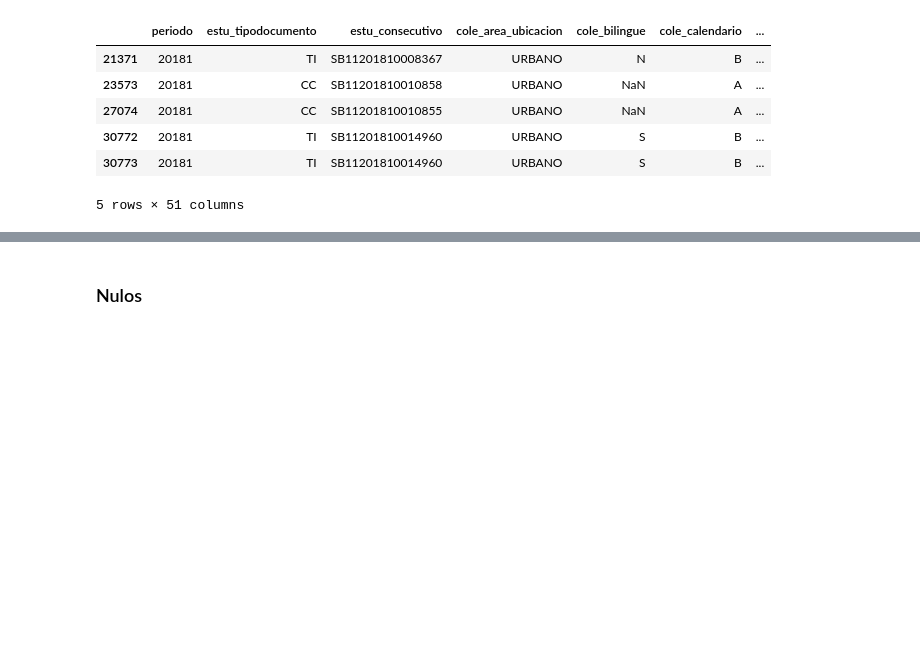
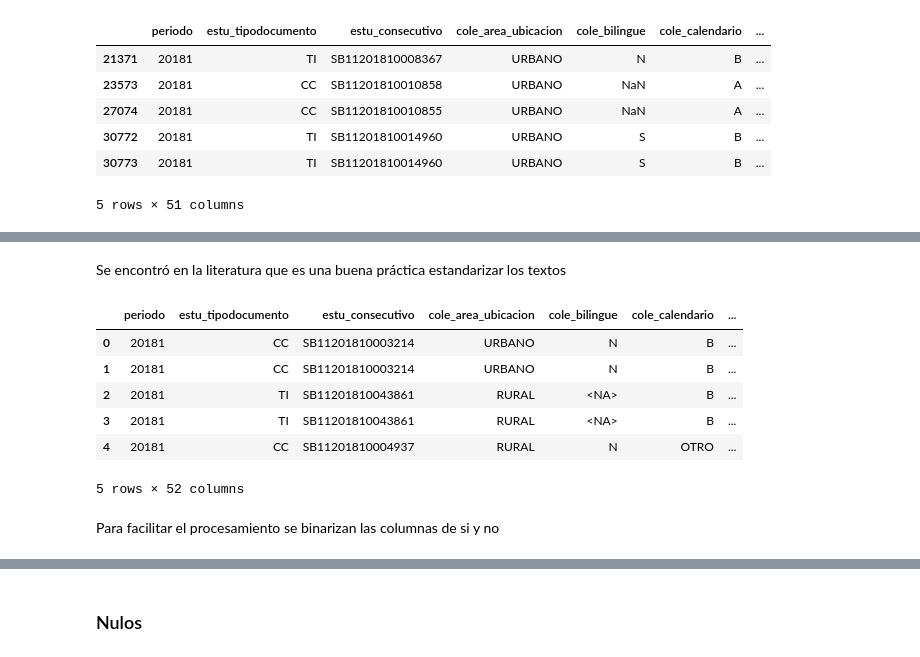
Before and after one commit to EstebanLN/Proyecto-2-Analitica-Computacional, a Jupyter notebook: Ingeniería_y_Análisis_de_Datos/Ingenieria_de_datos.ipynb, the cells around one changed output, grey strips where cells are left out. Saved outputs shown, nothing was run; the diff lists cells and outputs as text; code cells hidden in the pictures; blank space fills up the shorter version.

```diff
--- a/Ingeniería_y_Análisis_de_Datos/Ingenieria_de_datos.ipynb
+++ b/Ingeniería_y_Análisis_de_Datos/Ingenieria_de_datos.ipynb
@@ -134,3 +140,5 @@ fechas_invalidas_df.head()
+# %%
+df_clean = df_clean.drop(fechas_invalidas_df.index)
 # %%
 # Extraer año y semestre de 'periodo'
 df_clean['semestre_prueba'] = df_clean['periodo'].astype(str).str[-1].astype(int)
@@ -138,0 +155,27 @@ df_clean.head()
+# %% [markdown]
+Se encontró en la literatura que es una buena práctica estandarizar los textos
+# %%
+for col in columnas_no_numericas:
+    # Eliminar espacios, convertir a mayúsculas y remover tildes
+    df_clean[col] = (
+        df_clean[col]
+        .astype(str)
+        .str.strip()
+        .str.upper()
+        .str.normalize('NFKD')
+        .str.encode('ascii', errors='ignore')
+        .str.decode('utf-8')
+        .replace({'NAN': pd.NA, '': pd.NA})
+    )
+# %%
+df_clean.head()
+# %% [output]
+|  | periodo | estu_tipodocumento | estu_consecutivo | cole_area_ubicacion | cole_bilingue | cole_calendario | ... |
+| 0 | 20181 | CC | SB11201810003214 | URBANO | N | B | ... |
+| 1 | 20181 | CC | SB11201810003214 | URBANO | N | B | ... |
+| 2 | 20181 | TI | SB11201810043861 | RURAL | <NA> | B | ... |
+| 3 | 20181 | TI | SB11201810043861 | RURAL | <NA> | B | ... |
+| 4 | 20181 | CC | SB11201810004937 | RURAL | N | OTRO | ... |
+5 rows × 52 columns
+# %% [markdown]
+Para facilitar el procesamiento se binarizan las columnas de si y no
```
Also changed, not shown: parts of 13 cells of this notebook, 1 other file.
